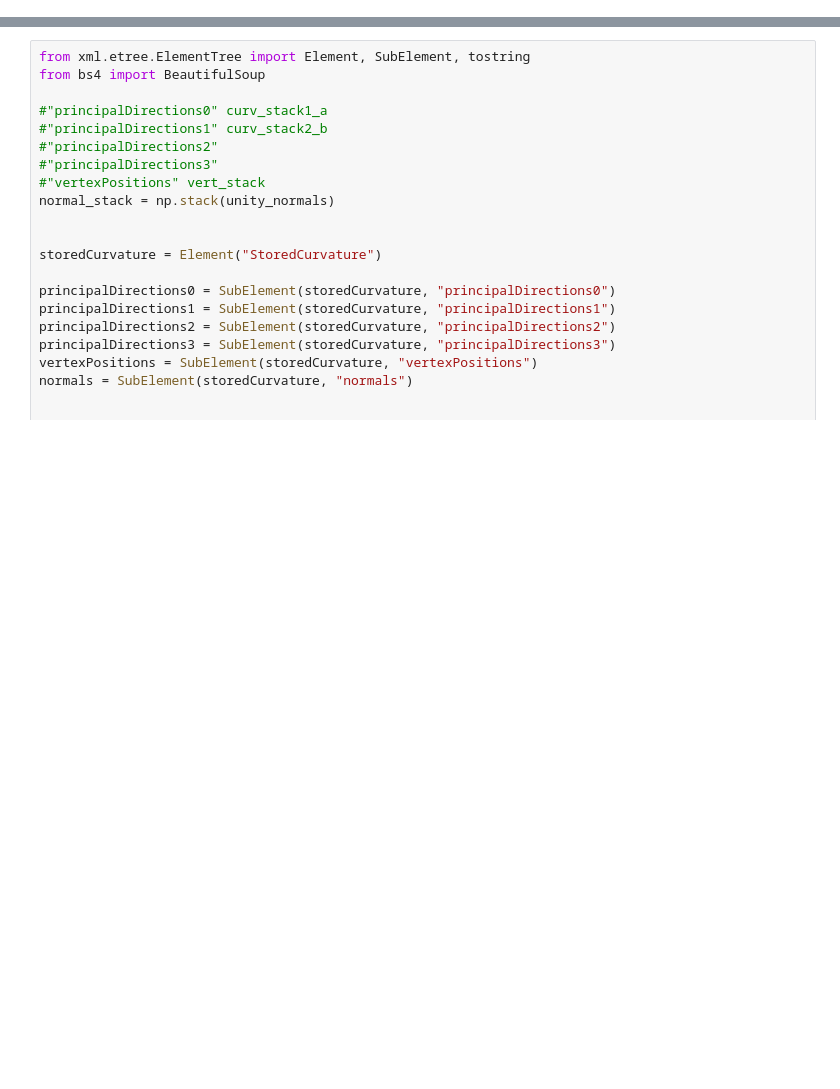
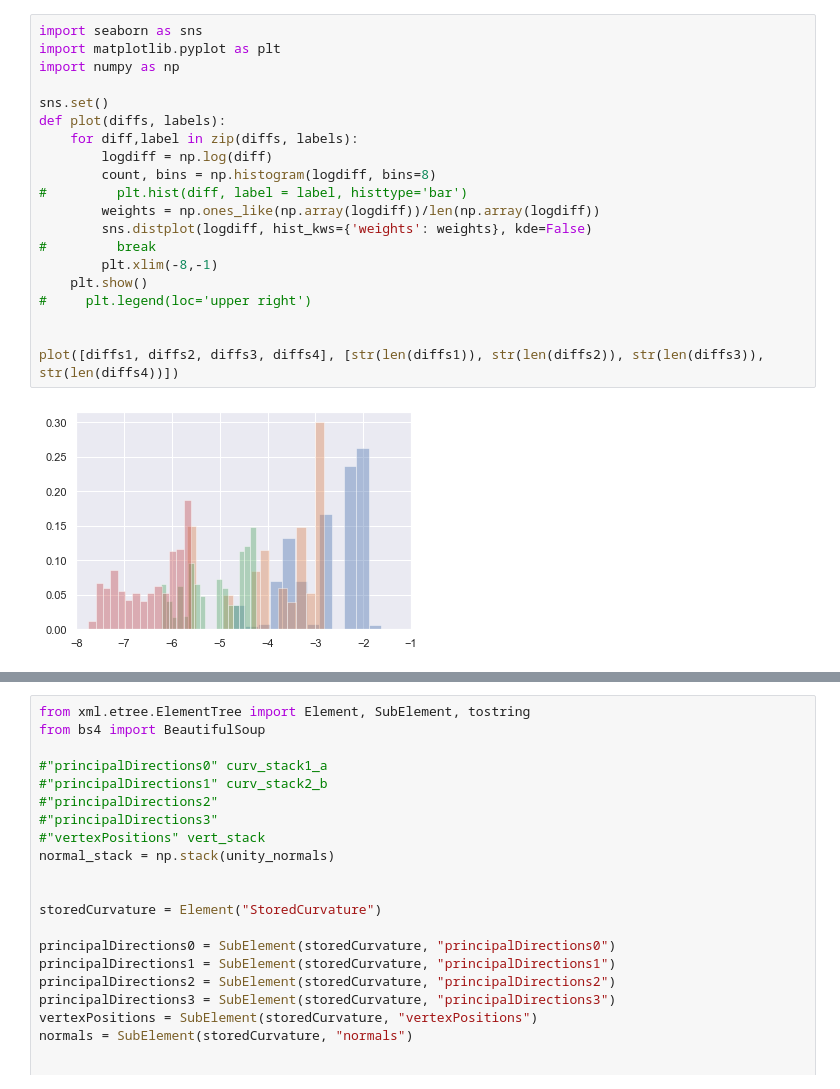
Before and after one commit to isadorasalvetti/py-curvature-computation, a Jupyter notebook: AnaliticVsNumericTorus.ipynb, the cells around one changed output, grey strips where cells are left out. Cells and saved outputs as stored; diff of their text form; blank space fills up the shorter version.

```diff
--- a/AnaliticVsNumericTorus.ipynb
+++ b/AnaliticVsNumericTorus.ipynb
@@ -77,0 +205,22 @@ Max z: 0.25000003
+# %%
+import seaborn as sns
+import matplotlib.pyplot as plt
+import numpy as np
+
+sns.set()
+def plot(diffs, labels):
+    for diff,label in zip(diffs, labels):
+        logdiff = np.log(diff)
+        count, bins = np.histogram(logdiff, bins=8)
+#         plt.hist(diff, label = label, histtype='bar')
+        weights = np.ones_like(np.array(logdiff))/len(np.array(logdiff))
+        sns.distplot(logdiff, hist_kws={'weights': weights}, kde=False)
+#         break
+        plt.xlim(-8,-1)
+    plt.show()
+#     plt.legend(loc='upper right')
+
+
+plot([diffs1, diffs2, diffs3, diffs4], [str(len(diffs1)), str(len(diffs2)), str(len(diffs3)), str(len(diffs4))])
+# %% [output]
+[figure, added]
```
Also changed, not shown: parts of 20 cells of this notebook, 1 other file.
